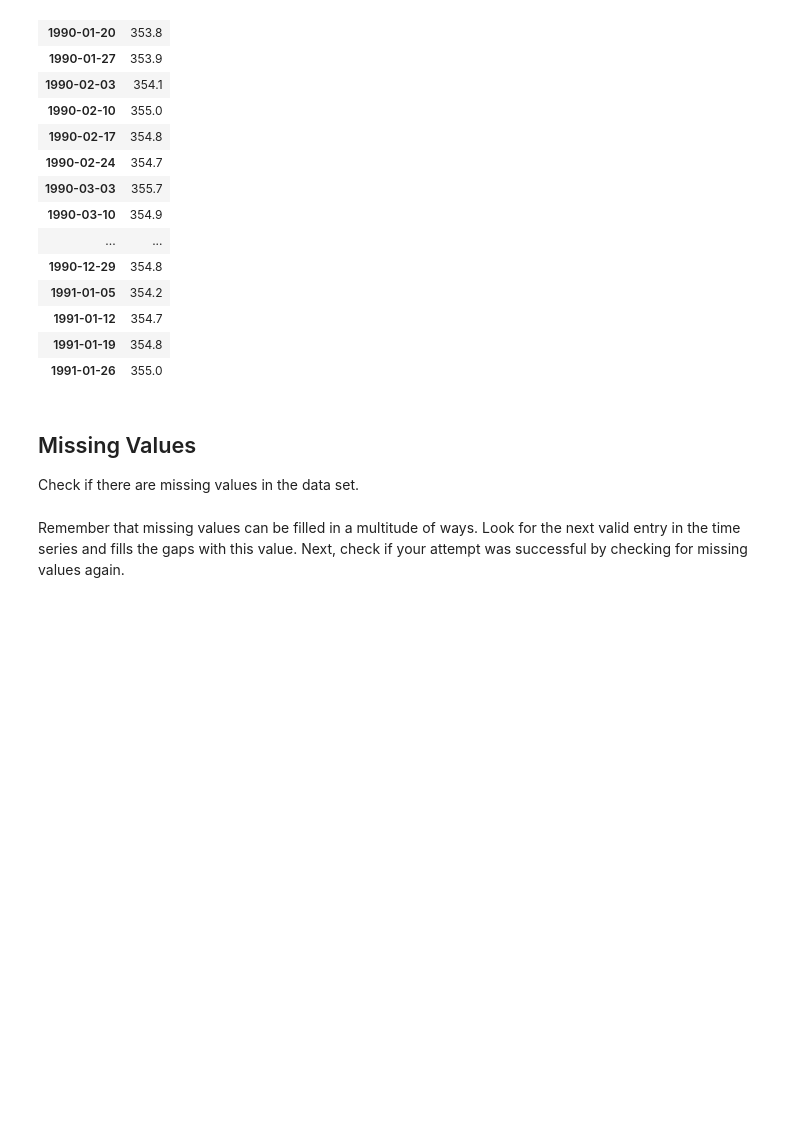
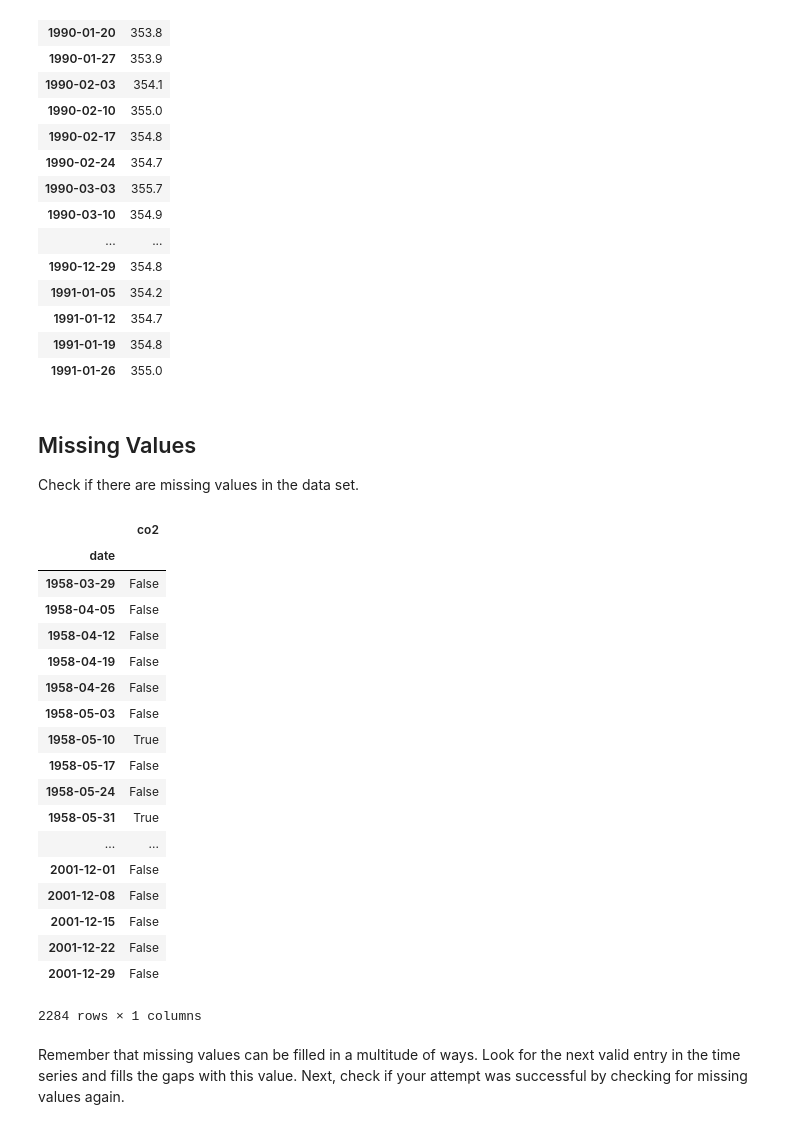
Before and after one commit to breboa/dsc-managing-time-series-data-lab-nyc-ds-060319, a Jupyter notebook: index.ipynb, the cells around one changed output. Saved outputs shown, nothing was run; the diff lists cells and outputs as text; code cells hidden in the pictures; blank space fills up the shorter version.

```diff
--- a/index.ipynb
+++ b/index.ipynb
@@ -263,8 +263,28 @@ CO2['1990-01': '1991-01']
 Check if there are missing values in the data set.
 # %%
 # Get the total number of missing values in the time series
-CO
+CO2.isnull()
 # 5
+# %% [output]
+|  | co2 |
+| date |  |
+| 1958-03-29 | False |
+| 1958-04-05 | False |
+| 1958-04-12 | False |
+| 1958-04-19 | False |
+| 1958-04-26 | False |
+| 1958-05-03 | False |
+| 1958-05-10 | True |
+| 1958-05-17 | False |
+| 1958-05-24 | False |
+| 1958-05-31 | True |
+| ... | ... |
+| 2001-12-01 | False |
+| 2001-12-08 | False |
+| 2001-12-15 | False |
+| 2001-12-22 | False |
+| 2001-12-29 | False |
+2284 rows × 1 columns
 # %% [markdown]
 Remember that missing values can be filled in a multitude of ways. Look for the next valid entry in the time series and fills the gaps with this value. Next, check if your attempt was successful by checking for missing values again.
 # %%
```
